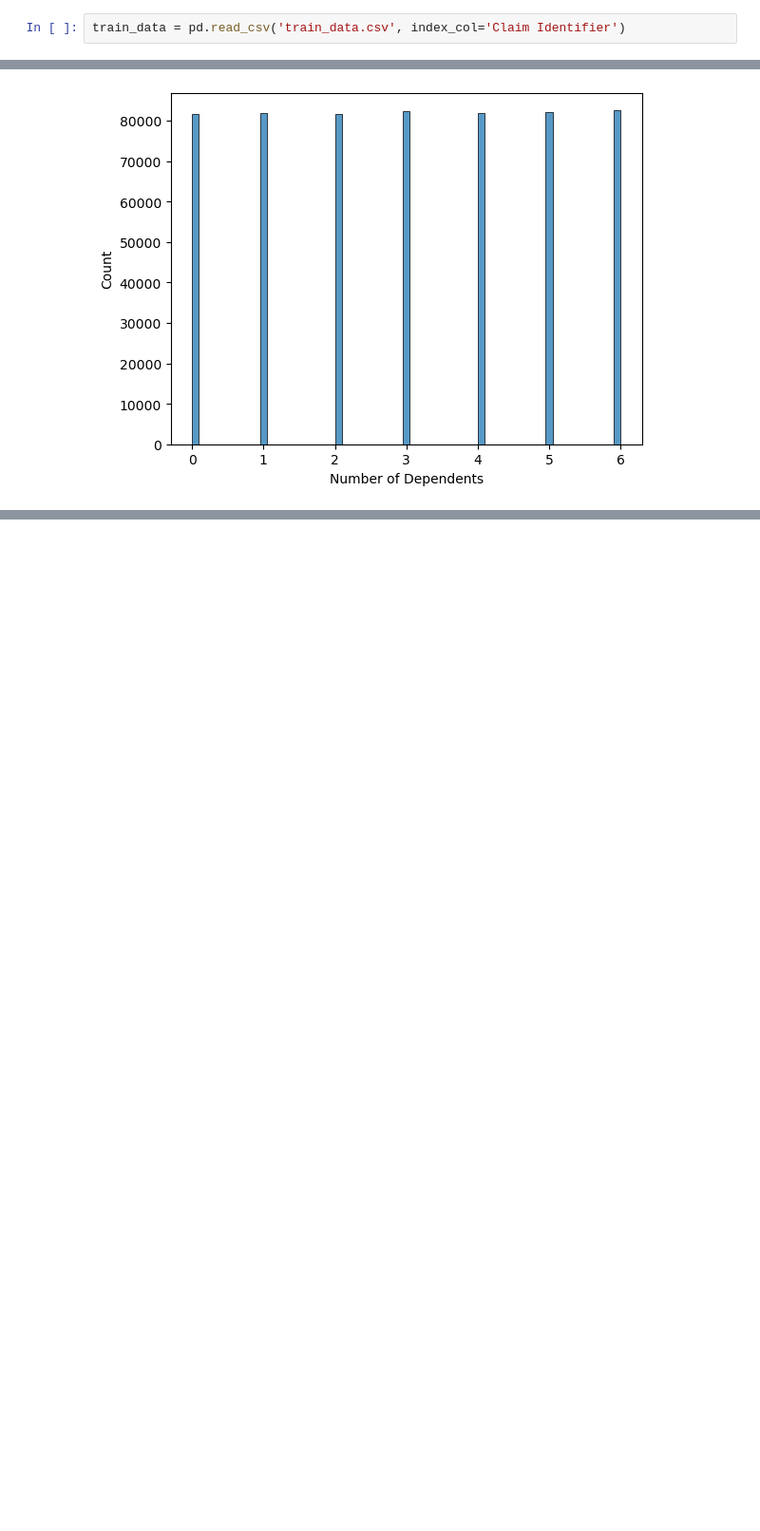
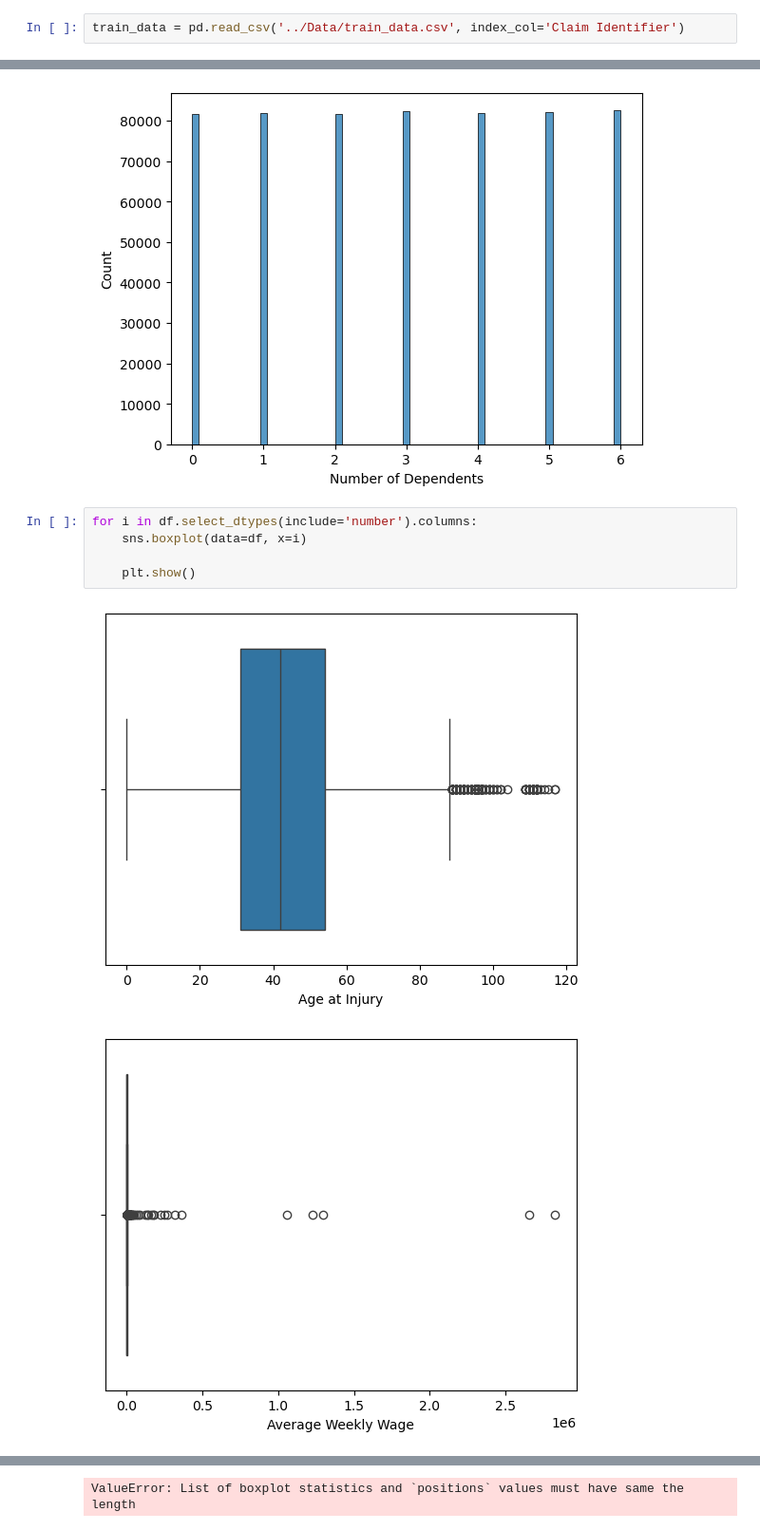
Before and after one commit to tmnstraub/ML_Group36, a Jupyter notebook: src/Group36.ipynb, the cells around one changed output, grey strips where cells are left out. Shown: that part at 95% size. Drawn from its saved outputs; the diff is of its cells as text; blank space fills up the shorter version.

```diff
--- a/src/Group36.ipynb
+++ b/src/Group36.ipynb
@@ -6,7 +6,7 @@ import matplotlib.pyplot as plt
 pd.set_option('display.max_columns', 500)
 pd.set_option('display.max_rows', 500)
 # %%
-train_data = pd.read_csv('train_data.csv', index_col='Claim Identifier')
+train_data = pd.read_csv('../Data/train_data.csv', index_col='Claim Identifier')
 # %%
 #drop target variable
 df = train_data.drop(columns='Claim Injury Type')
@@ -122,3 +122,11 @@ for i in df.select_dtypes(include='number').columns:
 [figure]
 [figure]
 [figure]
+# %%
+for i in df.select_dtypes(include='number').columns:
+    sns.boxplot(data=df, x=i)
+
+    plt.show()
+# %% [output]
+[figure, added]
+[figure, added]
@@ -124,0 +136 @@ for i in df.select_dtypes(include='number').columns:
+ValueError: List of boxplot statistics and `positions` values must have same the length
```
Also changed, not shown: parts of 1 cell of this notebook.
